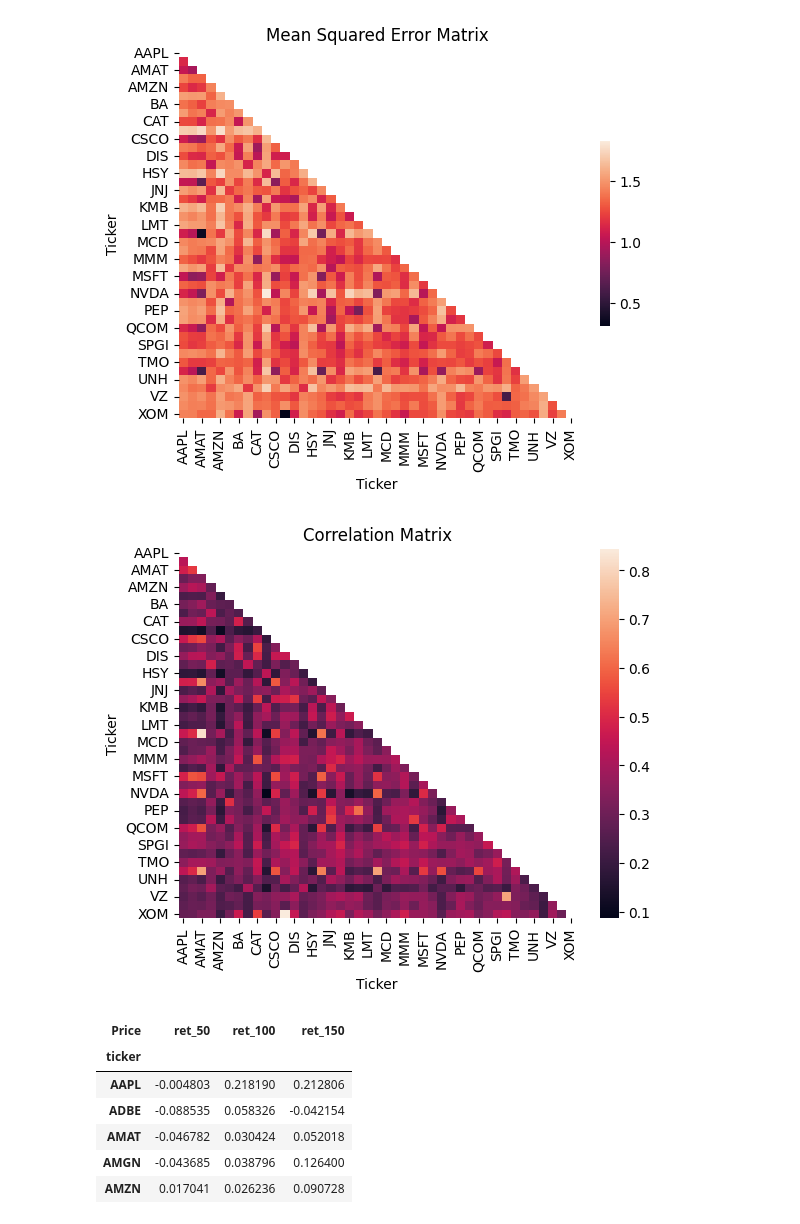
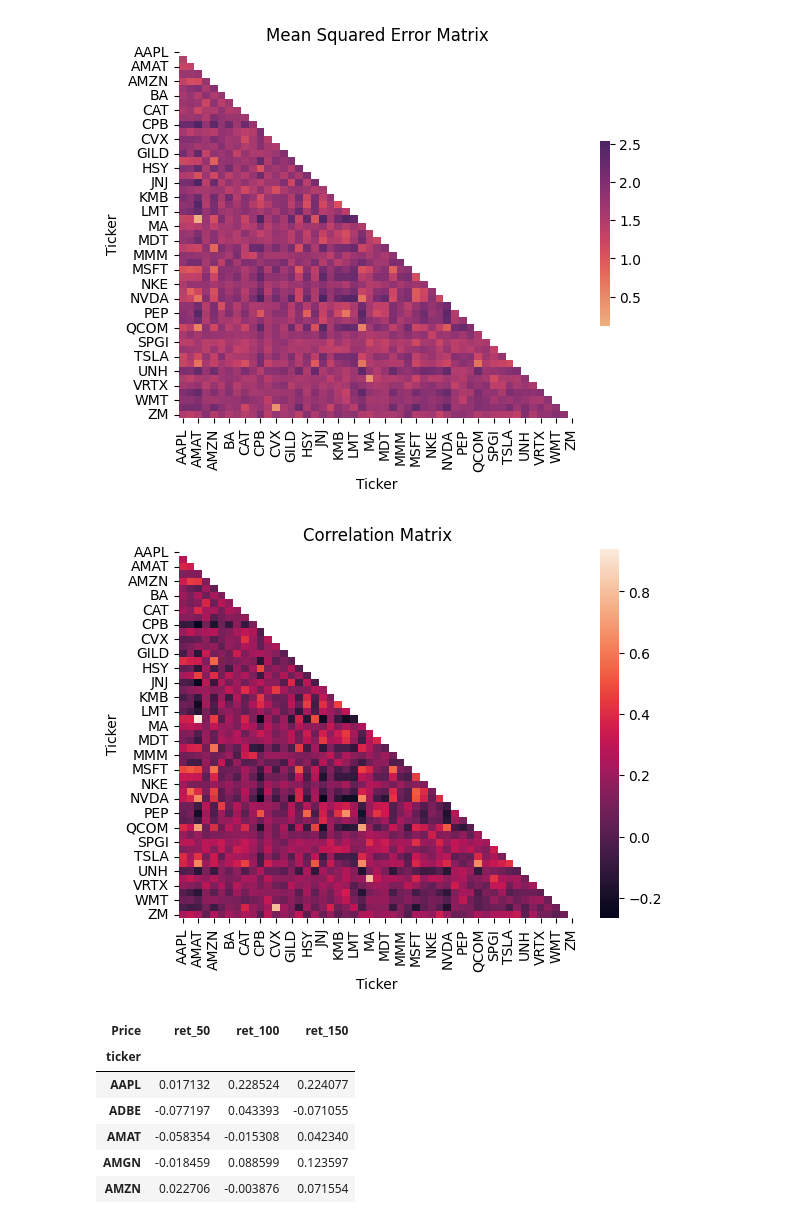
Before and after one commit to andrewhall1124/pairs_trading, a Jupyter notebook: preliminary_research.ipynb, the cells around one changed output. Drawn from its saved outputs; the diff is of its cells as text; code cells hidden in the pictures.

```diff
--- a/preliminary_research.ipynb
+++ b/preliminary_research.ipynb
@@ -64,7 +64,7 @@ tickers = [
 # %%
 # Create initial dataframe
 
-start = '2000-01-01'
+start = '2022-09-30'
 
 df = yf.download(tickers,start)
 
@@ -170,13 +170,13 @@ corr.head()
 # %%
 mask = np.triu(np.ones_like(mse_matrix, dtype=bool))
 
-sns.heatmap(mse_matrix, mask=mask, cbar_kws={"shrink": .5})
+sns.heatmap(mse_matrix, mask=mask, cmap='flare', cbar_kws={"shrink": .5})
 plt.title("Mean Squared Error Matrix")
 plt.xlabel("Ticker")
 plt.ylabel("Ticker")
 plt.show()
 # %% [output]
-[figure, old version]
+[figure, new version]
 # %%
 mask = np.triu(np.ones_like(corr, dtype=bool))
 
@@ -186,7 +186,7 @@ plt.xlabel("Ticker")
 plt.ylabel("Ticker")
 plt.show()
 # %% [output]
-[figure, old version]
+[figure, new version]
 # %%
 # Clustering
 # The aggregate dataframe represents the last day of the df dataframe
@@ -197,11 +197,11 @@ aggregate.head()
 # %% [output]
 | Price | ret_50 | ret_100 | ret_150 |
 | ticker |  |  |  |
-| AAPL | -0.004803 | 0.218190 | 0.212806 |
-| ADBE | -0.088535 | 0.058326 | -0.042154 |
-| AMAT | -0.046782 | 0.030424 | 0.052018 |
-| AMGN | -0.043685 | 0.038796 | 0.126400 |
-| AMZN | 0.017041 | 0.026236 | 0.090728 |
+| AAPL | 0.017132 | 0.228524 | 0.224077 |
+| ADBE | -0.077197 | 0.043393 | -0.071055 |
+| AMAT | -0.058354 | -0.015308 | 0.042340 |
+| AMGN | -0.018459 | 0.088599 | 0.123597 |
+| AMZN | 0.022706 | -0.003876 | 0.071554 |
 # %%
 from mpl_toolkits.mplot3d import Axes3D
 
```
Also changed, not shown: parts of 5 cells of this notebook.
